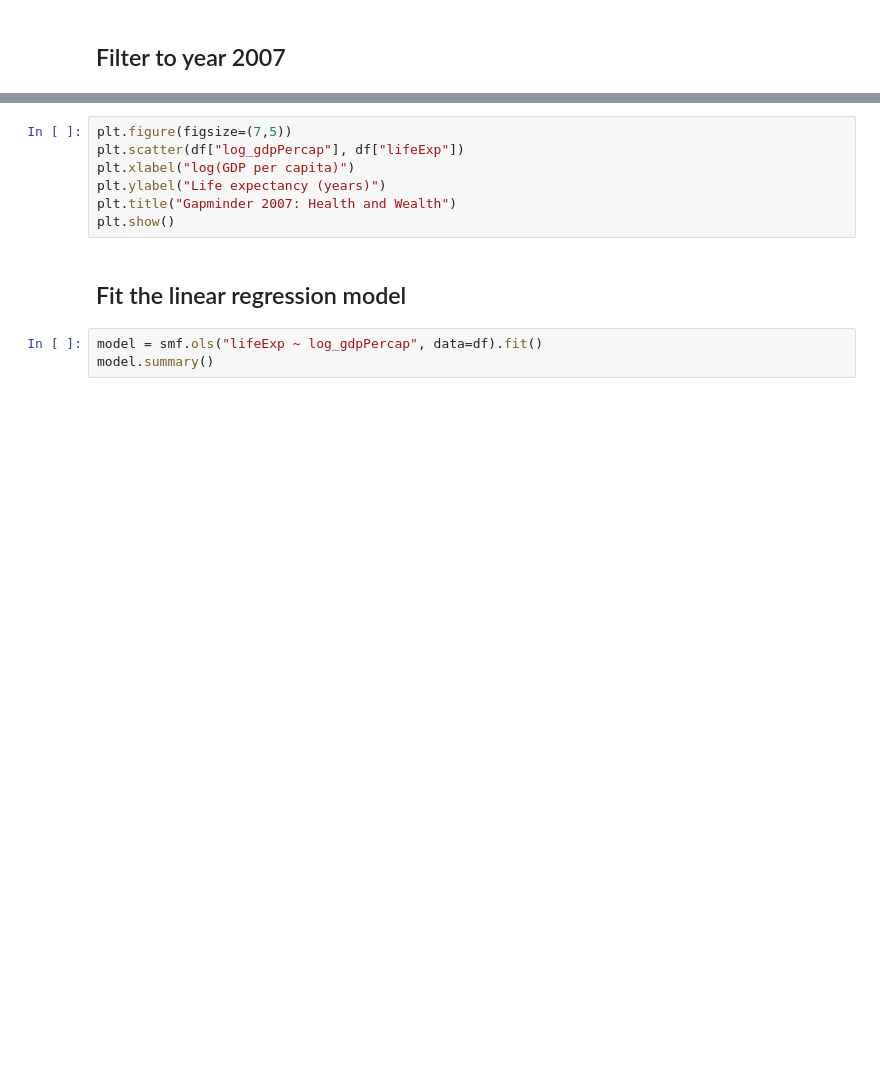
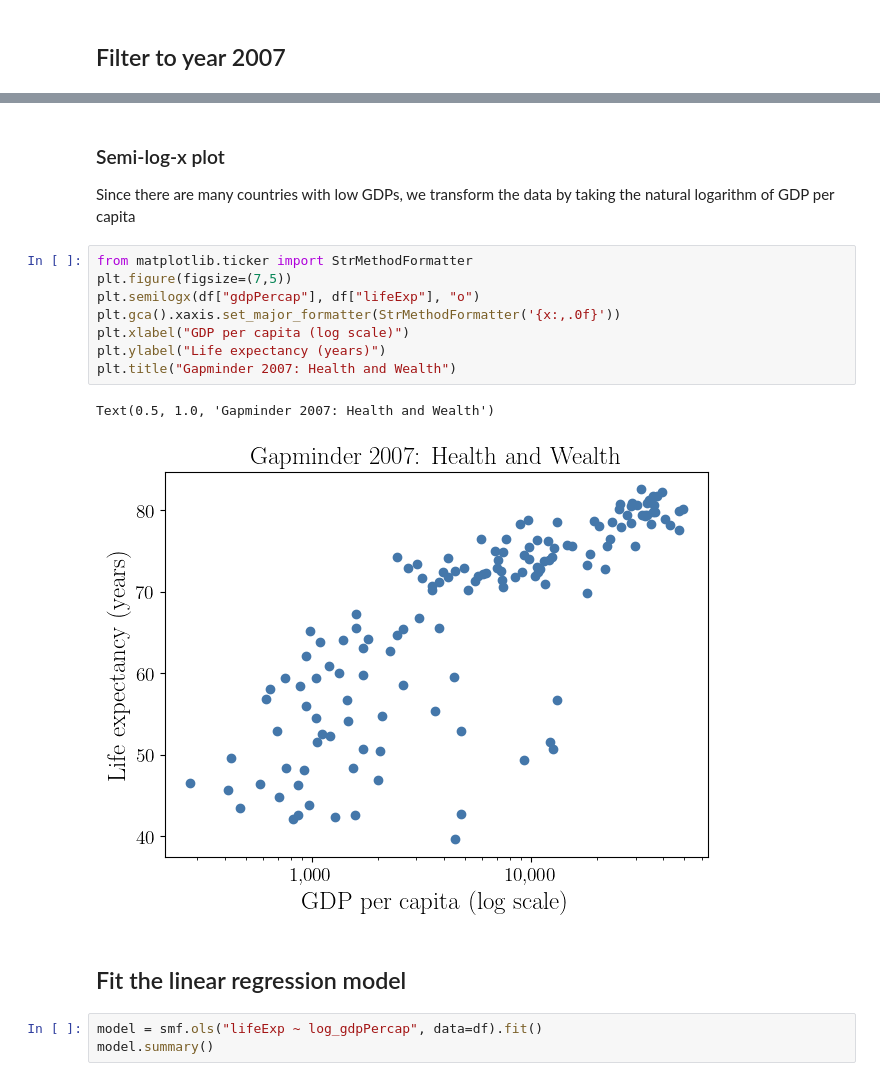
Before and after one commit to fjhickernell/MATH563Spring2026, a Jupyter notebook: classlib/classlib/notebooks/health_wealth_gapminder_regression.ipynb, the cells around one changed output, grey strips where cells are left out. Saved outputs shown, nothing was run; the diff lists cells and outputs as text; blank space fills up the shorter version.

```diff
--- a/classlib/classlib/notebooks/health_wealth_gapminder_regression.ipynb
+++ b/classlib/classlib/notebooks/health_wealth_gapminder_regression.ipynb
@@ -57,10 +77,17 @@ df[["country","continent","year","lifeExp","gdpPercap","log_gdpPercap","pop"]].h
+# %% [markdown]
+### Semi-log-x plot
+Since there are many countries with low GDPs, we transform the data by taking the natural logarithm of GDP per capita
 # %%
+from matplotlib.ticker import StrMethodFormatter
 plt.figure(figsize=(7,5))
-plt.scatter(df["log_gdpPercap"], df["lifeExp"])
-plt.xlabel("log(GDP per capita)")
+plt.semilogx(df["gdpPercap"], df["lifeExp"], "o")
+plt.gca().xaxis.set_major_formatter(StrMethodFormatter('{x:,.0f}'))
+plt.xlabel("GDP per capita (log scale)")
 plt.ylabel("Life expectancy (years)")
 plt.title("Gapminder 2007: Health and Wealth")
-plt.show()
+# %% [output]
+Text(0.5, 1.0, 'Gapminder 2007: Health and Wealth')
+[figure, added]
 # %% [markdown]
 ## Fit the linear regression model
 # %%
```
Also changed, not shown: parts of 23 cells of this notebook, 10 other files.
